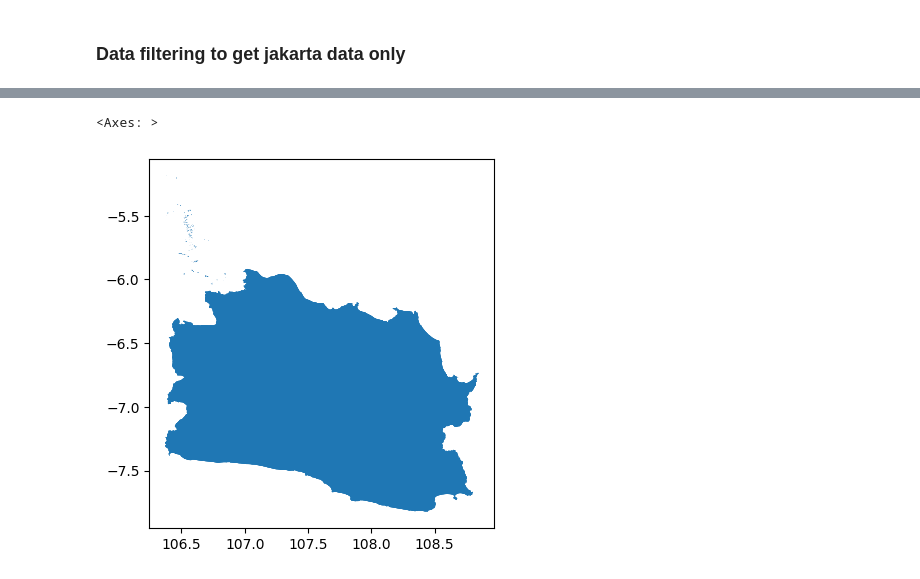
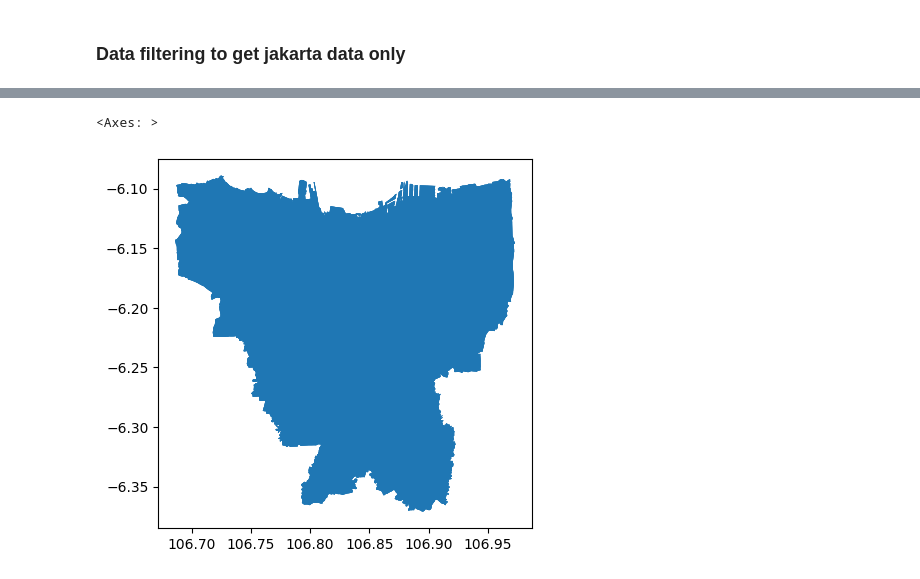
Before and after one commit to jeswid/DSE_FYP, a Jupyter notebook: simulation study/src/Data_Processing (Simulation_Study).ipynb, the cells around one changed output, grey strips where cells are left out. Cells and saved outputs as stored; diff of their text form; code cells hidden in the pictures.

```diff
--- a/simulation study/src/Data_Processing (Simulation_Study).ipynb
+++ b/simulation study/src/Data_Processing (Simulation_Study).ipynb
@@ -10,8 +10,8 @@ import os
 ### Data filtering to get jakarta data only
 # %%
 ## Read in data
-prov = gpd.read_file("low_res.shp")  # Change path if needed
-dist = gpd.read_file("high_res.shp")
+prov = gpd.read_file("../data/low_res_sim.shp")  # Change path if needed
+dist = gpd.read_file("../data/high_res_sim.shp")
 # %%
 dist.head()
 # %% [output]
@@ -38,7 +40,8 @@ jkt = ['KOTA JAKARTA BARAT',
 #filter df_combined to only retain observations in district = jkt list
 jkt_dist = dist[dist["District"].isin(jkt)]
 
-#for the province-level data, can just calculate from the existing jkt_dist but use
+#filter for jkt_prov data
+jkt_prov = prov[prov["Province"] == "DKI Jakarta"]
 # %%
 #print head
 jkt_dist.head()
@@ -58,7 +61,7 @@ dist.plot()
 # %%
-prov.plot()
+jkt_prov.plot()
 # %% [output]
 <Axes: >
-[figure, old version]
+[figure, new version]
 # %%
 # save as jkt combined divisions so next time dont need to filter again
```
Also changed, not shown: parts of 5 cells of this notebook, 53 other files.
